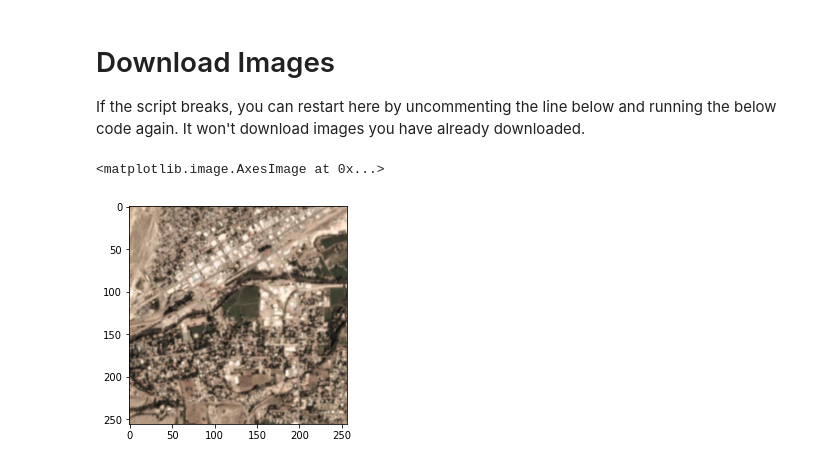
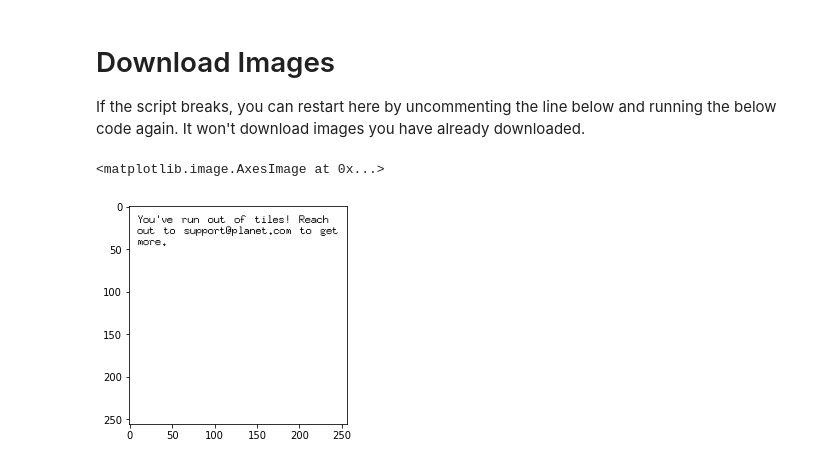
Before and after one commit to RayanAlim/Datallite, a Jupyter notebook: predicting-poverty-education-replication/scripts/download_images.ipynb, the cells around one changed output. Cells and saved outputs as stored; diff of their text form; code cells hidden in the pictures.

```diff
--- a/predicting-poverty-education-replication/scripts/download_images.ipynb
+++ b/predicting-poverty-education-replication/scripts/download_images.ipynb
@@ -332,18 +387,19 @@ from utils import PlanetDownloader
 # %%
 # this demonstrates the API call
 lat = 38.441332
 lon = -105.234751
 min_year = 2016
 min_month = 1
 max_year = 2016
 max_month = 12
 
-access = open(ACCESS_TOKEN_DIR, 'r').readlines()[0].strip()
+# access = open(ACCESS_TOKEN_DIR, 'r').readlines()[0].strip()
+access = '9211d43783d34062be2a75640d8f7d6d'
 pd = PlanetDownloader(access)
 plt.imshow(pd.download_image(lat, lon, min_year, min_month, max_year, max_month))
 # %% [output]
 <matplotlib.image.AxesImage at 0x...>
-[figure, old version]
+[figure, new version]
 # %%
 def download_images(df):
     """
```
Also changed, not shown: parts of 27 cells of this notebook, 6 other files.
